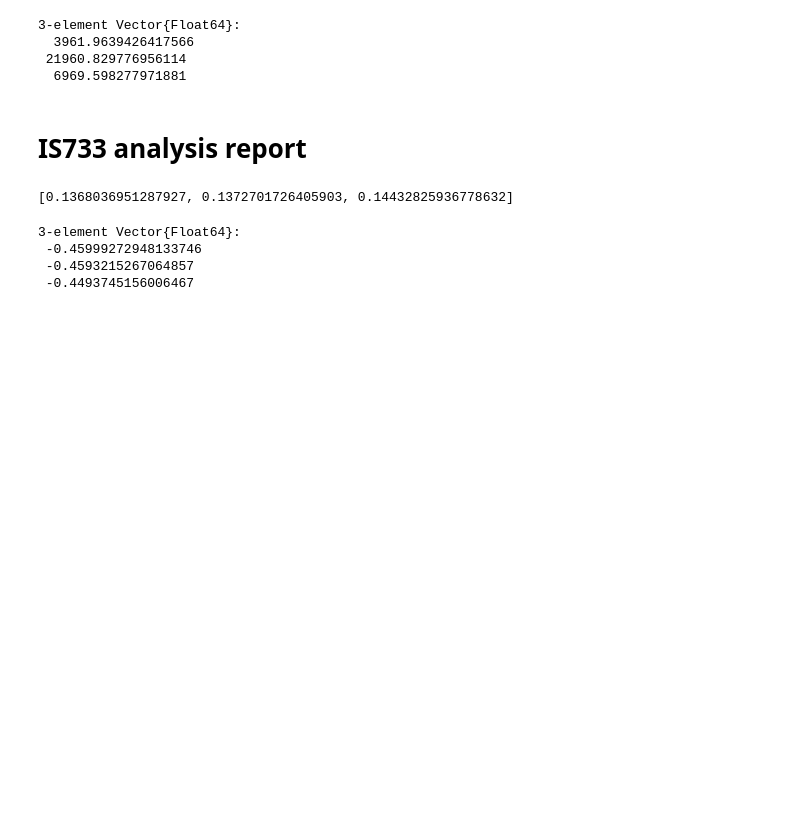
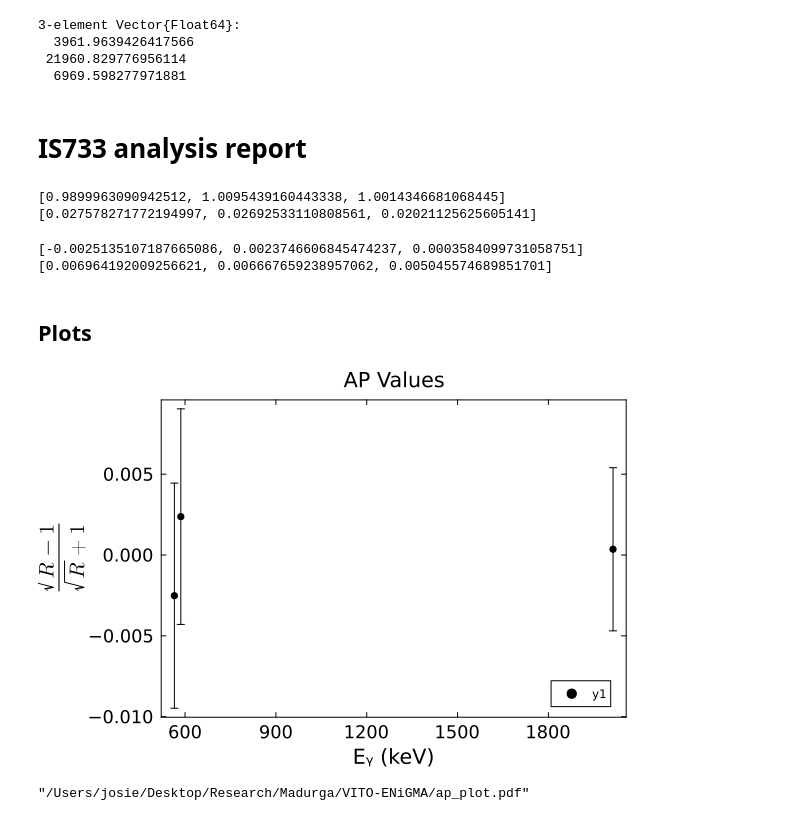
Before and after one commit to mmadurga/VITO-ENiGMA, a Jupyter notebook: K47_T1_analysis_f.ipynb, the cells around one changed output. Cells and saved outputs as stored; diff of their text form; code cells hidden in the pictures; blank space fills up the shorter version.

Commit message:
IS733 analysis report updates
Errorbars on AP values are very large, currently working to fix

```diff
--- a/K47_T1_analysis_f.ipynb
+++ b/K47_T1_analysis_f.ipynb
@@ -110,19 +110,49 @@ N_180_σminus = [3961.9639426417566, 21960.829776956114, 6969.598277971881]
 # %% [markdown]
 # IS733 analysis report
 # %%
-R_fun(N0p, N180p, N0m, N180m) = (N0p ./ N180p) ./ (N0m ./ N180m)
+R_fun(A, B, C, D) = (A .* D) ./ (B .* C)
 
-err_r = () .^ (0.5)
+
+err(A, B, C, D, σA, σB, σC, σD) = ((((σA) .^2) .* ((D ./ (B .* C)) .^ 2)) .+ (((σB) .^ 2) .* (((-A .* D) ./ ((B .^ 2) .* C)) .^ 2)) .+ (((σC) .^2) .* (((-A .* D) ./ (B .* (C .^ 2))) .^2)) .+ (((σD) .^ 2) .* ((A ./ (B .* C)) .^ 2))) .^ (0.5)
 
 R = R_fun(N_0_plus, N_180_plus, N_0_minus, N_180_minus)
 println(R)
+
+error_r = err(N_0_plus, N_180_plus, N_0_minus, N_180_minus, N_0_σplus, N_180_σplus, N_0_σminus, N_180_σminus)
+println(error_r)
 # %% [output]
-[0.1368036951287927, 0.1372701726405903, 0.14432825936778632]
+[0.9899963090942512, 1.0095439160443338, 1.0014346681068445]
+[0.027578271772194997, 0.02692533110808561, 0.02021125625605141]
 # %%
 AP = (((R) .^ (0.5)) .- 1) ./ (((R) .^ (0.5)) .+ 1)
-# err_AP =
+
+err_AP(V, σV) = σV ./ ((V .^ 0.5) .* (((V .^ 0.5) .+ 1) .^ 2))
+
+error_AP = err_AP(R, error_r)
+
+println(AP)
+println(error_AP)
 # %% [output]
-3-element Vector{Float64}:
- -0.45999272948133746
- -0.4593215267064857
- -0.4493745156006467
+[-0.0025135107187665086, 0.0023746606845474237, 0.0003584099731058751]
+[0.006964192009256621, 0.006667659238957062, 0.005045574689851701]
+# %% [markdown]
+## Plots
+# %%
+using Plots
+
+# your plot command
+p = scatter(kliterature, AP, yerr=error_AP,
+    xlabel = "Eᵧ (keV)",
+    ylabel = L"\frac{\sqrt{R} - 1}{\sqrt{R} + 1}",
+    title = "AP Values"
+)
+
+# optional horizontal line
+# hline!(p, [0])
+# %% [output]
+[figure, added]
+# %%
+# Saving plot to directory
+savefig(p, "ap_plot.pdf")
+# %% [output]
+"/Users/josie/Desktop/Research/Madurga/VITO-ENiGMA/ap_plot.pdf"
```
